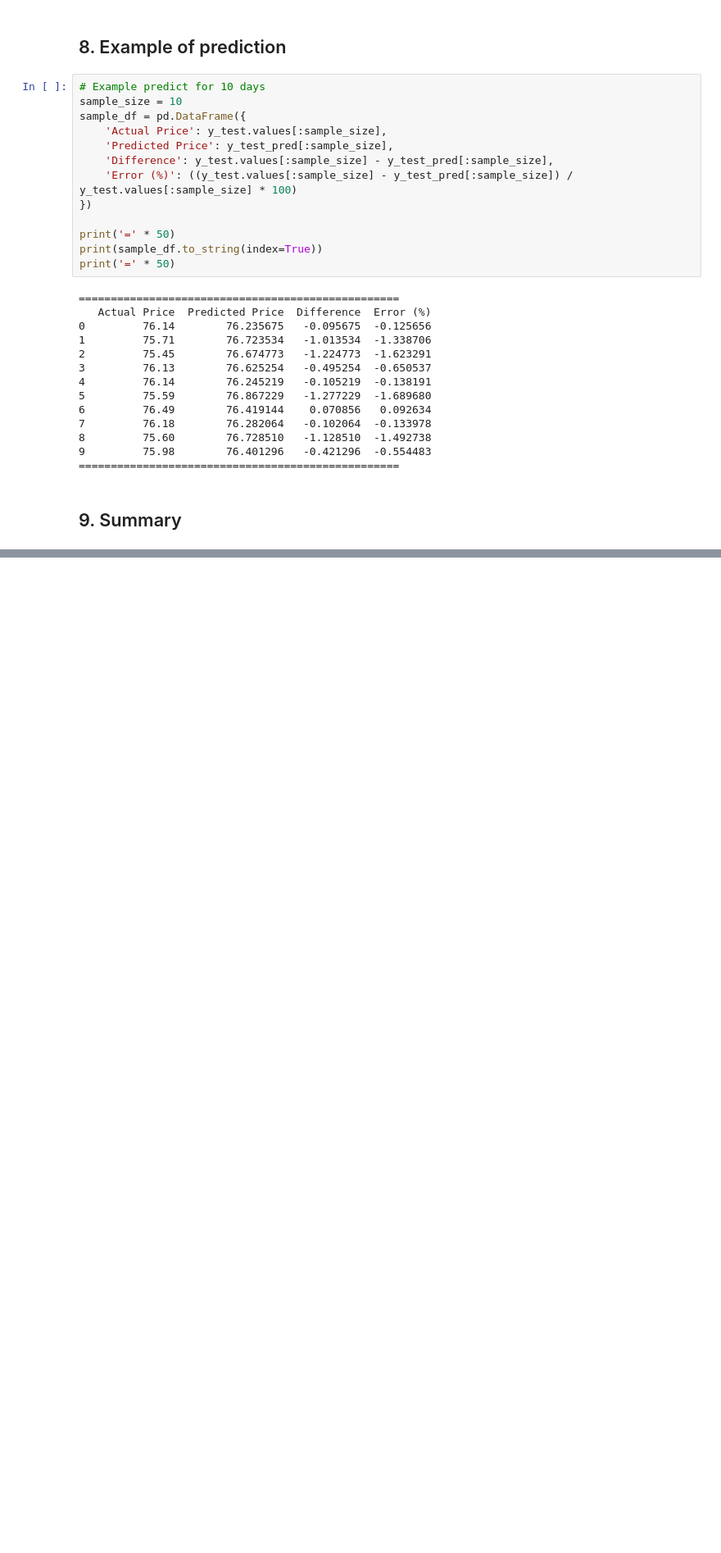
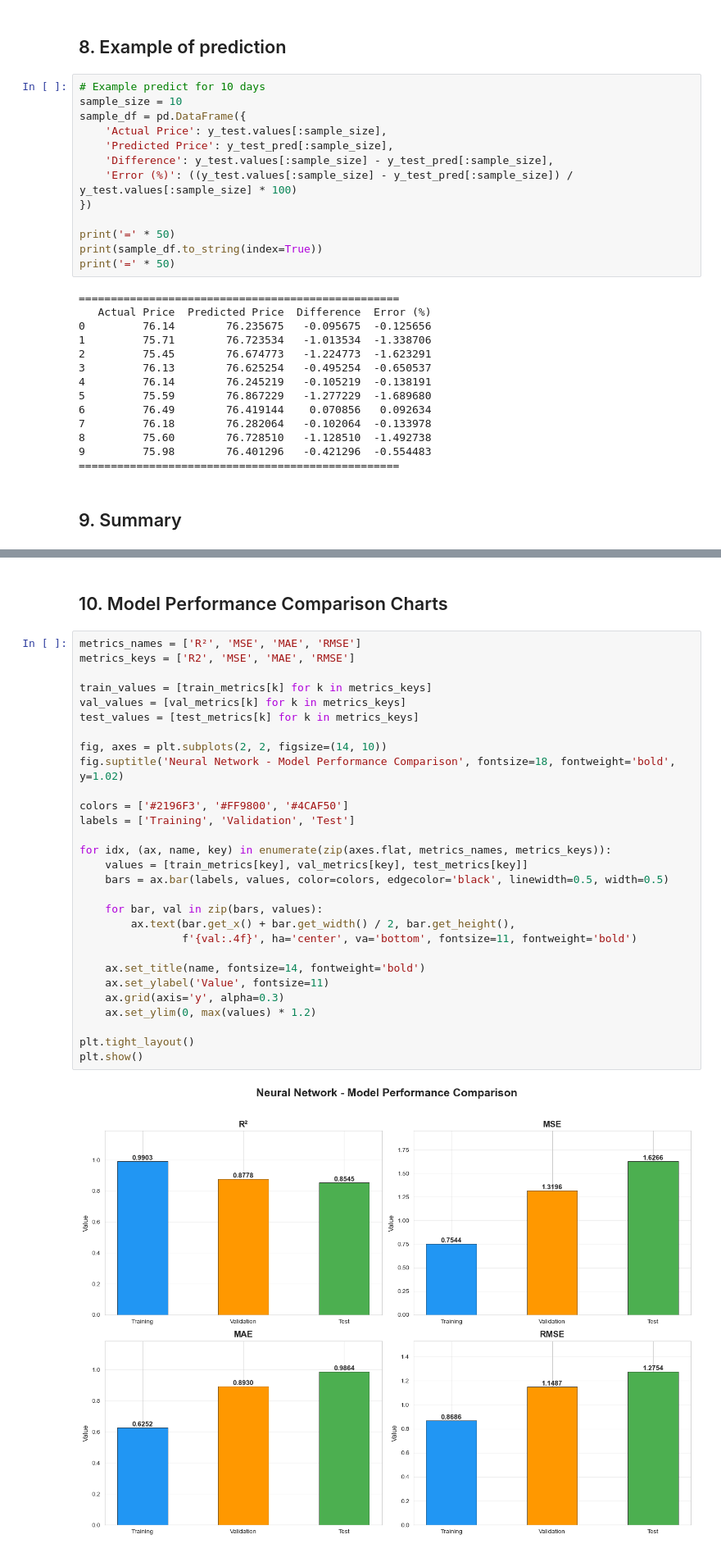
Before and after one commit to K400000/Oil-Price-Prediction, a Jupyter notebook: notebooks/Neural_Network.ipynb, the cells around one changed output, grey strips where cells are left out. Shown at 82% size. Drawn from its saved outputs; the diff is of its cells as text; blank space fills up the shorter version.

Commit message:
Update Model Charts

```diff
--- a/notebooks/Neural_Network.ipynb
+++ b/notebooks/Neural_Network.ipynb
@@ -358,0 +361,33 @@ FINAL RESULTS SUMMARY
+# %% [markdown]
+## 10. Model Performance Comparison Charts
+# %%
+metrics_names = ['R²', 'MSE', 'MAE', 'RMSE']
+metrics_keys = ['R2', 'MSE', 'MAE', 'RMSE']
+
+train_values = [train_metrics[k] for k in metrics_keys]
+val_values = [val_metrics[k] for k in metrics_keys]
+test_values = [test_metrics[k] for k in metrics_keys]
+
+fig, axes = plt.subplots(2, 2, figsize=(14, 10))
+fig.suptitle('Neural Network - Model Performance Comparison', fontsize=18, fontweight='bold', y=1.02)
+
+colors = ['#2196F3', '#FF9800', '#4CAF50']
+labels = ['Training', 'Validation', 'Test']
+
+for idx, (ax, name, key) in enumerate(zip(axes.flat, metrics_names, metrics_keys)):
+    values = [train_metrics[key], val_metrics[key], test_metrics[key]]
+    bars = ax.bar(labels, values, color=colors, edgecolor='black', linewidth=0.5, width=0.5)
+
+    for bar, val in zip(bars, values):
+        ax.text(bar.get_x() + bar.get_width() / 2, bar.get_height(),
+                f'{val:.4f}', ha='center', va='bottom', fontsize=11, fontweight='bold')
+
+    ax.set_title(name, fontsize=14, fontweight='bold')
+    ax.set_ylabel('Value', fontsize=11)
+    ax.grid(axis='y', alpha=0.3)
+    ax.set_ylim(0, max(values) * 1.2)
+
+plt.tight_layout()
+plt.show()
+# %% [output]
+[figure, added]
```
Also changed, not shown: parts of 2 cells of this notebook, 2 other files.
